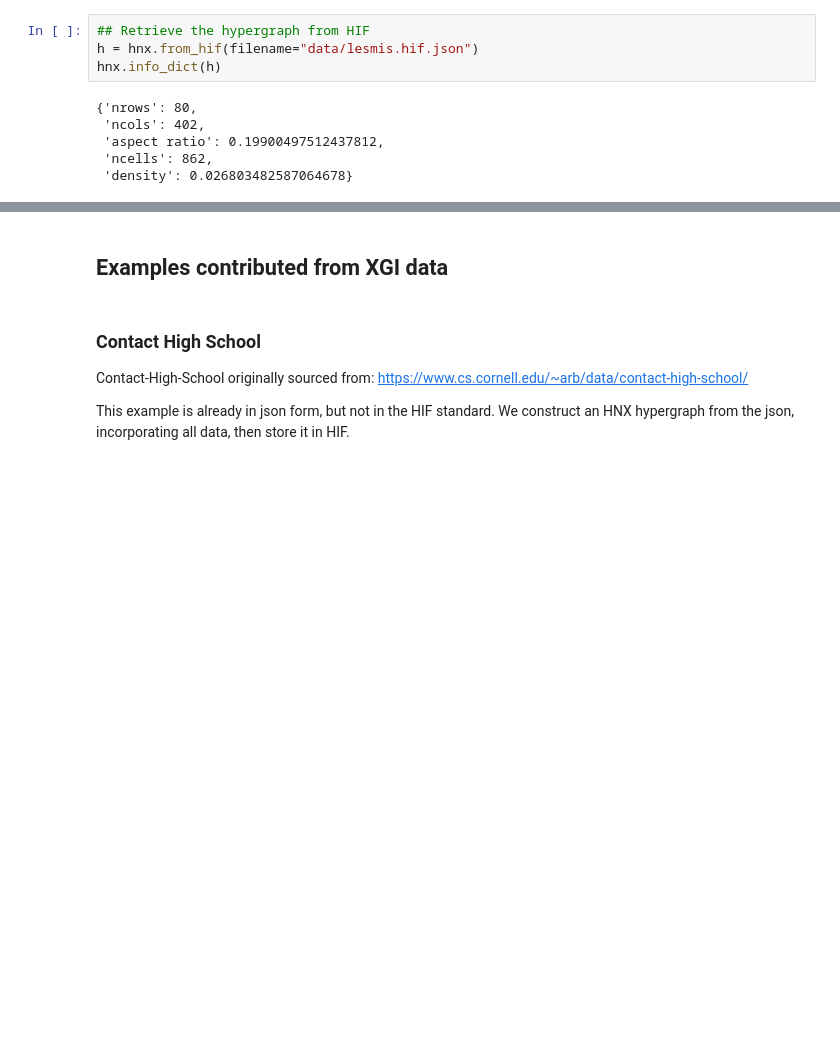
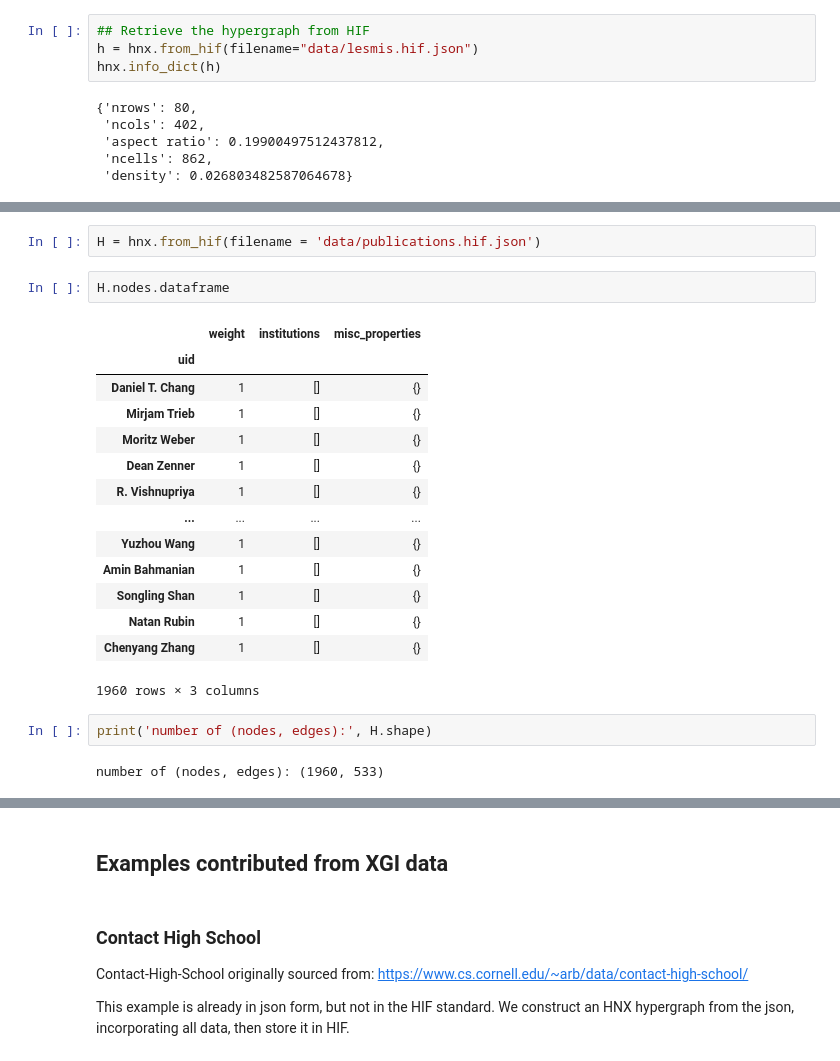
Before and after one commit to pszufe/HIF-standard, a Jupyter notebook: tutorials/hnx.ipynb, the cells around one changed output, grey strips where cells are left out. Saved outputs shown, nothing was run; the diff lists cells and outputs as text; blank space fills up the shorter version.

```diff
--- a/tutorials/hnx.ipynb
+++ b/tutorials/hnx.ipynb
@@ -126,0 +131,23 @@ h.nodes.dataframe.head()
+# %%
+H = hnx.from_hif(filename = 'data/publications.hif.json')
+# %%
+H.nodes.dataframe
+# %% [output]
+|  | weight | institutions | misc_properties |
+| uid |  |  |  |
+| Daniel T. Chang | 1 | [] | {} |
+| Mirjam Trieb | 1 | [] | {} |
+| Moritz Weber | 1 | [] | {} |
+| Dean Zenner | 1 | [] | {} |
+| R. Vishnupriya | 1 | [] | {} |
+| ... | ... | ... | ... |
+| Yuzhou Wang | 1 | [] | {} |
+| Amin Bahmanian | 1 | [] | {} |
+| Songling Shan | 1 | [] | {} |
+| Natan Rubin | 1 | [] | {} |
+| Chenyang Zhang | 1 | [] | {} |
+1960 rows × 3 columns
+# %%
+print('number of (nodes, edges):', H.shape)
+# %% [output]
+number of (nodes, edges): (1960, 533)
```
Also changed, not shown: parts of 9 cells of this notebook, 2 other files.
